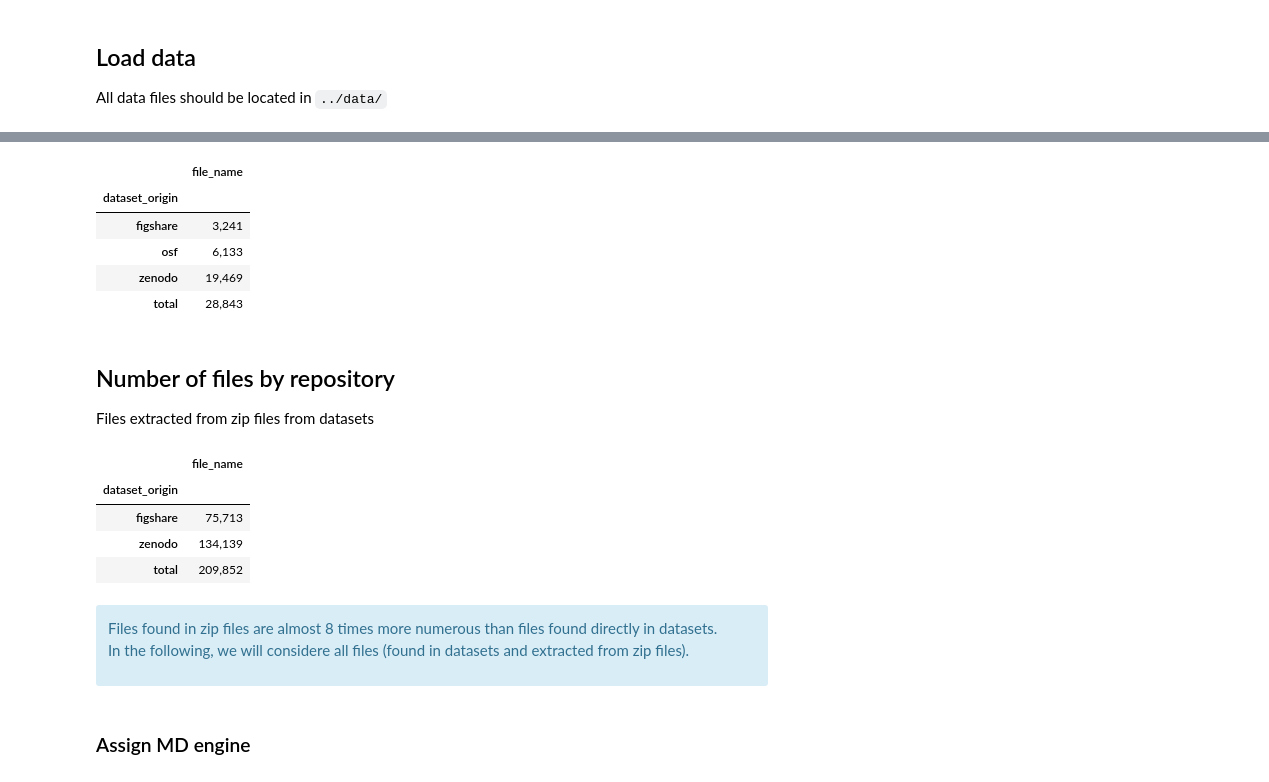
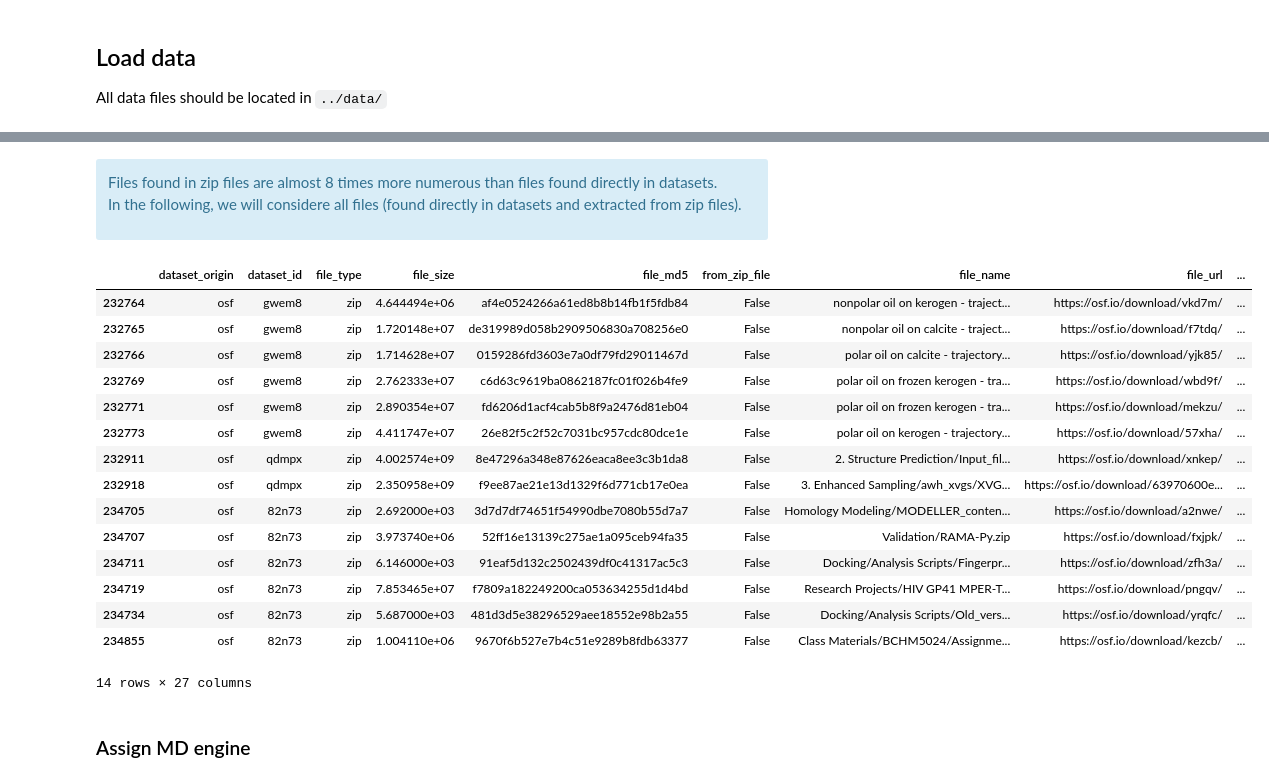
Before and after one commit to MDverse/mdda, a Jupyter notebook: notebooks/paper_numbers_figures.ipynb, the cells around one changed output, grey strips where cells are left out. Saved outputs shown, nothing was run; the diff lists cells and outputs as text; code cells hidden in the pictures.

```diff
--- a/notebooks/paper_numbers_figures.ipynb
+++ b/notebooks/paper_numbers_figures.ipynb
@@ -82,40 +89,31 @@ Files found in datasets
-# %%
-files_agg = (df
- .query("from_zip_file == False")
- .groupby("dataset_origin").agg({"file_name": "count"})
-)
-files_agg.loc["total"] = files_agg.sum(numeric_only=True)
-files_agg.style.format(thousands=",")
-# %% [output]
-|  | file_name |
-| dataset_origin |  |
-| figshare | 3,241 |
-| osf | 6,133 |
-| zenodo | 19,469 |
-| total | 28,843 |
-# %% [markdown]
-## Number of files by repository
-
-Files extracted from zip files from datasets
-# %%
-files_agg = (df
- .query("from_zip_file == True")
- .groupby("dataset_origin").agg({"file_name": "count"})
-)
-files_agg.loc["total"] = files_agg.sum(numeric_only=True)
-files_agg.style.format(thousands=",")
-# %% [output]
-|  | file_name |
-| dataset_origin |  |
-| figshare | 75,713 |
-| zenodo | 134,139 |
-| total | 209,852 |
 # %% [markdown]
 <div class="alert alert-info">
 Files found in zip files are almost 8 times more numerous than files found directly in datasets.
 
-In the following, we will considere all files (found in datasets and extracted from zip files).
+In the following, we will considere all files (found directly in datasets and extracted from zip files).
 </div>
+# %%
+(df
+ .query("dataset_origin == 'osf'")
+ .query("file_type == 'zip'")
+)
+# %% [output]
+|  | dataset_origin | dataset_id | file_type | file_size | file_md5 | from_zip_file | file_name | file_url | ... |
+| 232764 | osf | gwem8 | zip | 4.644494e+06 | af4e0524266a61ed8b8b14fb1f5fdb84 | False | nonpolar oil on kerogen - traject... | https://osf.io/download/vkd7m/ | ... |
+| 232765 | osf | gwem8 | zip | 1.720148e+07 | de319989d058b2909506830a708256e0 | False | nonpolar oil on calcite - traject... | https://osf.io/download/f7tdq/ | ... |
+| 232766 | osf | gwem8 | zip | 1.714628e+07 | 0159286fd3603e7a0df79fd29011467d | False | polar oil on calcite - trajectory... | https://osf.io/download/yjk85/ | ... |
+| 232769 | osf | gwem8 | zip | 2.762333e+07 | c6d63c9619ba0862187fc01f026b4fe9 | False | polar oil on frozen kerogen - tra... | https://osf.io/download/wbd9f/ | ... |
+| 232771 | osf | gwem8 | zip | 2.890354e+07 | fd6206d1acf4cab5b8f9a2476d81eb04 | False | polar oil on frozen kerogen - tra... | https://osf.io/download/mekzu/ | ... |
+| 232773 | osf | gwem8 | zip | 4.411747e+07 | 26e82f5c2f52c7031bc957cdc80dce1e | False | polar oil on kerogen - trajectory... | https://osf.io/download/57xha/ | ... |
+| 232911 | osf | qdmpx | zip | 4.002574e+09 | 8e47296a348e87626eaca8ee3c3b1da8 | False | 2. Structure Prediction/Input_fil... | https://osf.io/download/xnkep/ | ... |
+| 232918 | osf | qdmpx | zip | 2.350958e+09 | f9ee87ae21e13d1329f6d771cb17e0ea | False | 3. Enhanced Sampling/awh_xvgs/XVG... | https://osf.io/download/63970600e... | ... |
+| 234705 | osf | 82n73 | zip | 2.692000e+03 | 3d7d7df74651f54990dbe7080b55d7a7 | False | Homology Modeling/MODELLER_conten... | https://osf.io/download/a2nwe/ | ... |
+| 234707 | osf | 82n73 | zip | 3.973740e+06 | 52ff16e13139c275ae1a095ceb94fa35 | False | Validation/RAMA-Py.zip | https://osf.io/download/fxjpk/ | ... |
+| 234711 | osf | 82n73 | zip | 6.146000e+03 | 91eaf5d132c2502439df0c41317ac5c3 | False | Docking/Analysis Scripts/Fingerpr... | https://osf.io/download/zfh3a/ | ... |
+| 234719 | osf | 82n73 | zip | 7.853465e+07 | f7809a182249200ca053634255d1d4bd | False | Research Projects/HIV GP41 MPER-T... | https://osf.io/download/pngqv/ | ... |
+| 234734 | osf | 82n73 | zip | 5.687000e+03 | 481d3d5e38296529aee18552e98b2a55 | False | Docking/Analysis Scripts/Old_vers... | https://osf.io/download/yrqfc/ | ... |
+| 234855 | osf | 82n73 | zip | 1.004110e+06 | 9670f6b527e7b4c51e9289b8fdb63377 | False | Class Materials/BCHM5024/Assignme... | https://osf.io/download/kezcb/ | ... |
+14 rows × 27 columns
 # %% [markdown]
 ### Assign MD engine
 # %%
```
Also changed, not shown: parts of 14 cells of this notebook.
